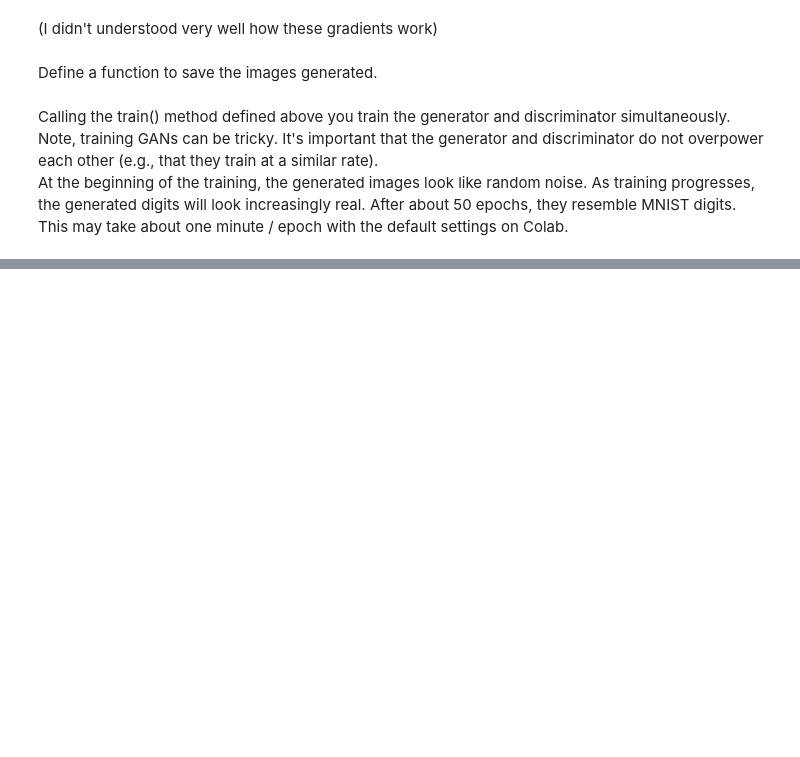
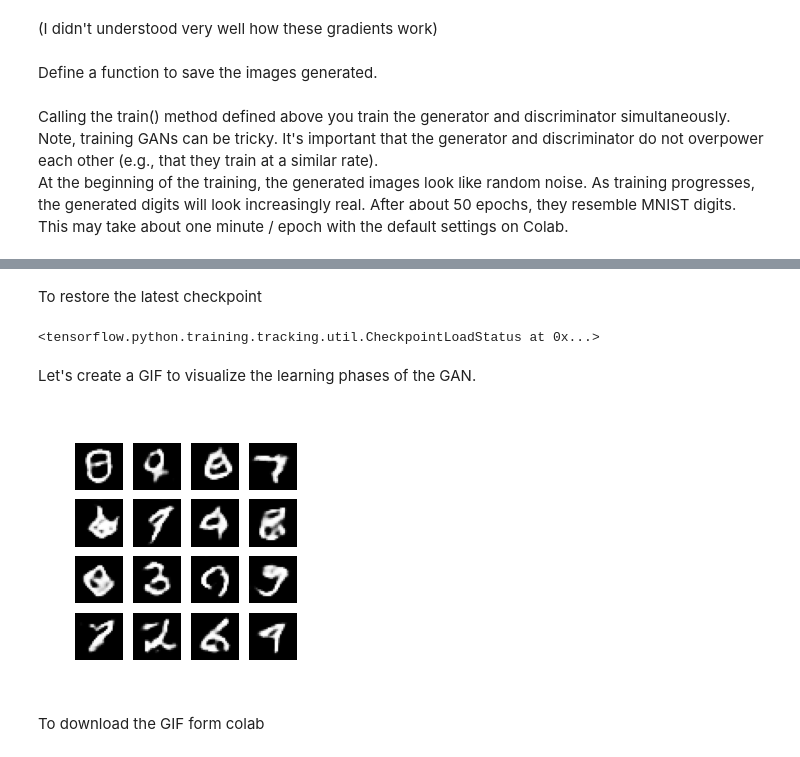
Before and after one commit to MattiaPujatti/A-brief-study-about-Generative-Adversarial-Networks, a Jupyter notebook: Exercises_modB/GAN_MNIST.ipynb, the cells around one changed output, grey strips where cells are left out. Cells and saved outputs as stored; diff of their text form; code cells hidden in the pictures; blank space fills up the shorter version.

```diff
--- a/Exercises_modB/GAN_MNIST.ipynb
+++ b/Exercises_modB/GAN_MNIST.ipynb
@@ -24,4 +31,4 @@ images.shape
 # %%
-train_images = images.reshape(images.shape[0], 28, 28, 1).astype('float32')
+train_images = mnist_images.reshape(mnist_images.shape[0], 28, 28, 1).astype('float32')
 train_images = (train_images - 127.5) / 127.5 # Normalize the images to [-1, 1]
 # %%
@@ -31,7 +38,7 @@ train_images[0].shape
 # %% [markdown]
 Here we build a tensorflow dataset for our normalized data, that are then shuffled and divided into batches.
 # %%
-BUFFER_SIZE = images.shape[0]     # we choose a buffer size big as the entire dataset, for a more proper shuffeling
+BUFFER_SIZE = train_images.shape[0]     # we choose a buffer size big as the entire dataset, for a more proper shuffeling
 BATCH_SIZE = 256
 
 # Creating tensorflow Dataset
@@ -242,3 +276,16 @@ At the beginning of the training, the generated images look like random noise. A
+# %% [markdown]
+To restore the latest checkpoint
 # %%
 checkpoint.restore(tf.train.latest_checkpoint(checkpoint_dir))
-train(train_dataset, EPOCHS)
+# %% [output]
+<tensorflow.python.training.tracking.util.CheckpointLoadStatus at 0x...>
+# %% [markdown]
+Let's create a GIF to visualize the learning phases of the GAN.
+# %%
+# Display a single image using the epoch number
+def display_image(epoch_no):
+  return PIL.Image.open('image_at_epoch_{:04d}.png'.format(epoch_no))
+# %%
+display_image(EPOCHS)
+# %% [output]
+[figure, added]
@@ -244,0 +313,2 @@ train(train_dataset, EPOCHS)
+# %% [markdown]
+To download the GIF form colab
```
Also changed, not shown: parts of 11 cells of this notebook.
